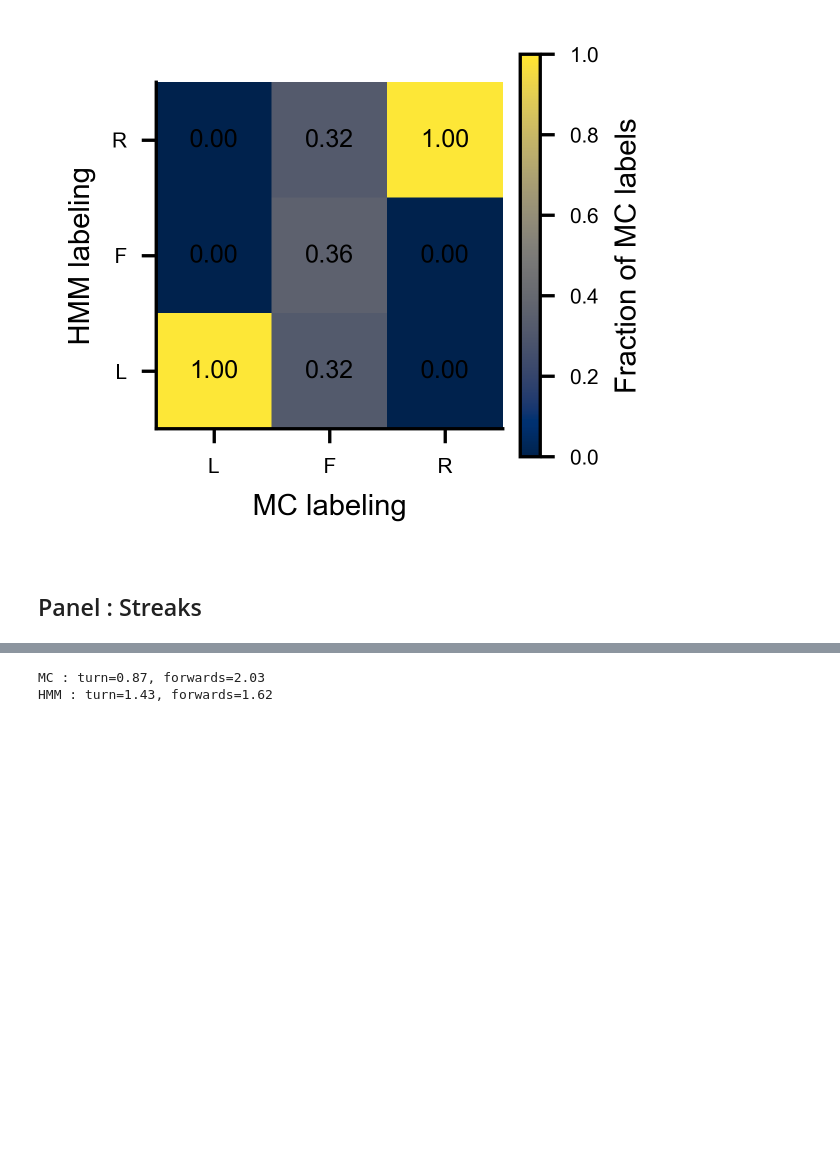
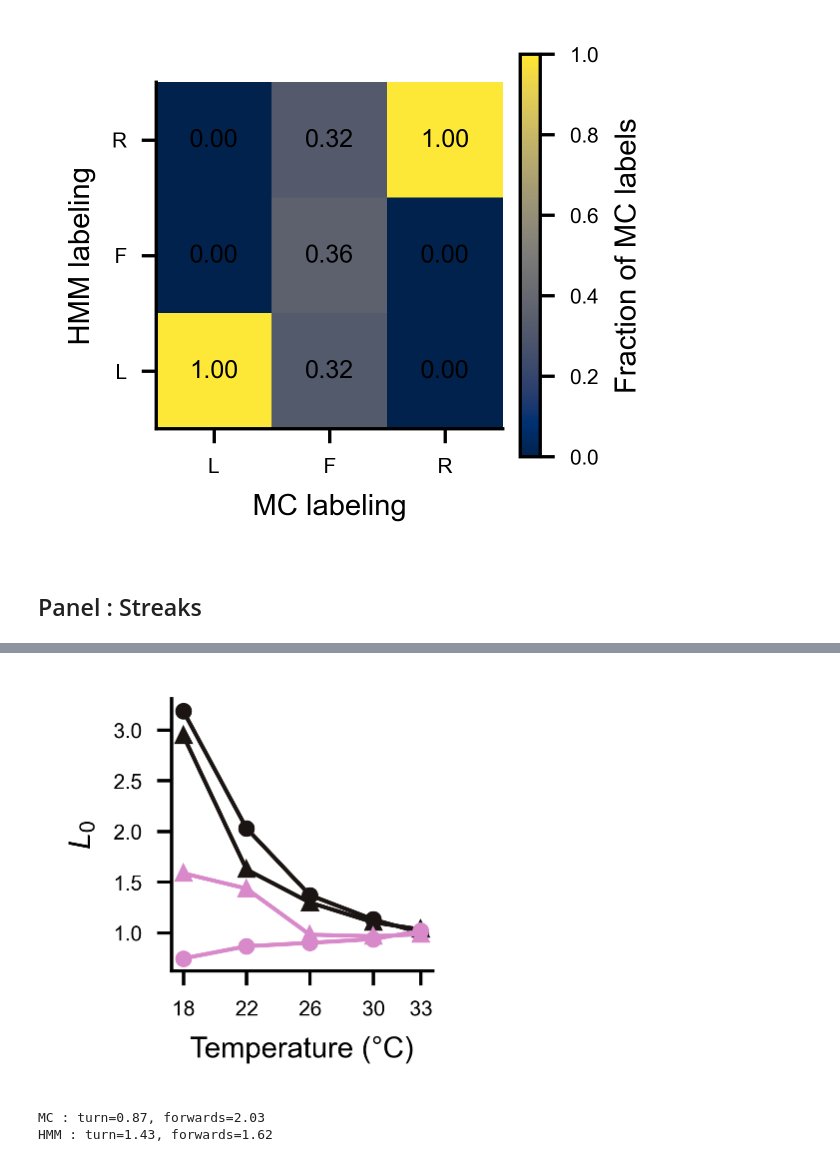
Before and after one commit to ZebrafishHMM2023/ZebrafishHMM2023_CodeAndData, a Jupyter notebook: Figures/Fig2.ipynb, the cells around one changed output, grey strips where cells are left out. Saved outputs shown, nothing was run; the diff lists cells and outputs as text; code cells hidden in the pictures; blank space fills up the shorter version.

```diff
--- a/Figures/Fig2.ipynb
+++ b/Figures/Fig2.ipynb
@@ -179,3 +175,15 @@ fig.savefig("panels/Fig2/streaks.svg")
+# %%
+fig, ax = plt.subplots(figsize=(1.3,1.3))
+ax.plot(TEMPS, Decays[:,0,0], "-o", color=FLR_colors[0], zorder=0, markersize=3, linewidth=1)
+ax.plot(TEMPS, Decays[:,0,1], "-o", color=FLR_colors[2], zorder=2, markersize=3, linewidth=1)
+ax.plot(TEMPS, Decays[:,1,0], "-^", color=FLR_colors[0], zorder=1, markersize=3, linewidth=1)
+ax.plot(TEMPS, Decays[:,1,1], "-^", color=FLR_colors[2], zorder=3, markersize=3, linewidth=1)
+ax.set_xticks(TEMPS);
+ax.set_xlabel("Temperature (°C)")
+ax.set_ylabel(r"$L_0$")
+fig.savefig("panels/Fig2/streaks_length.svg")
+# %% [output]
+[figure, added]
 # %%
 t = 1
 temp = TEMPS[t]
```
Also changed, not shown: parts of 3 cells of this notebook, 5 other files.
